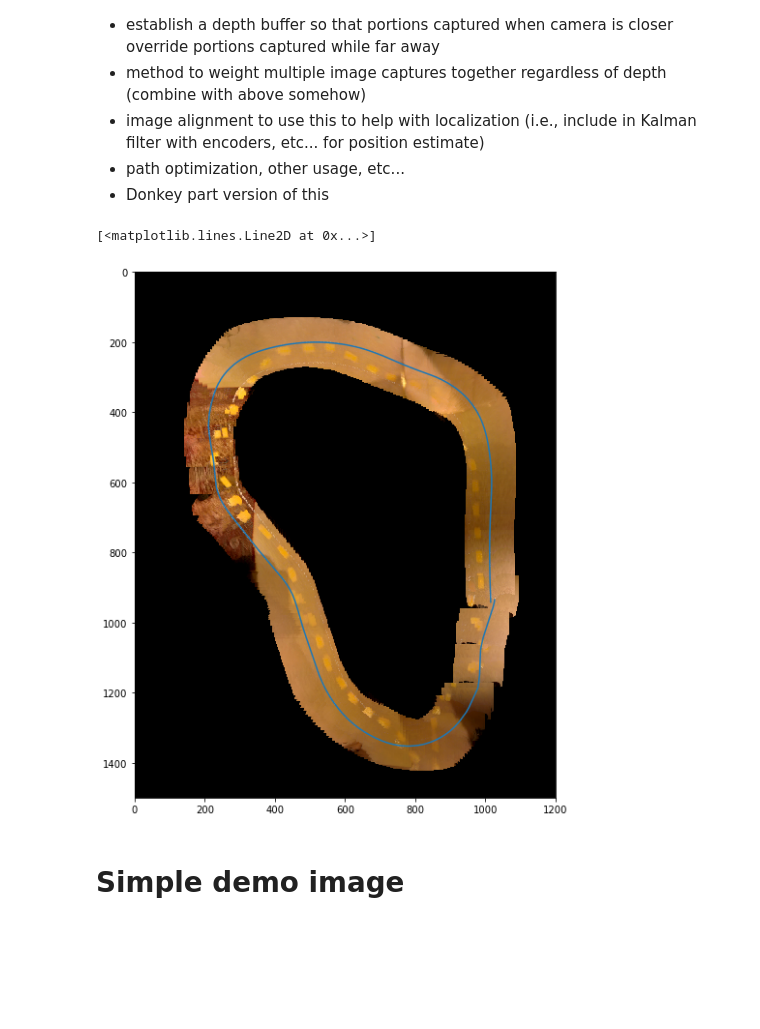
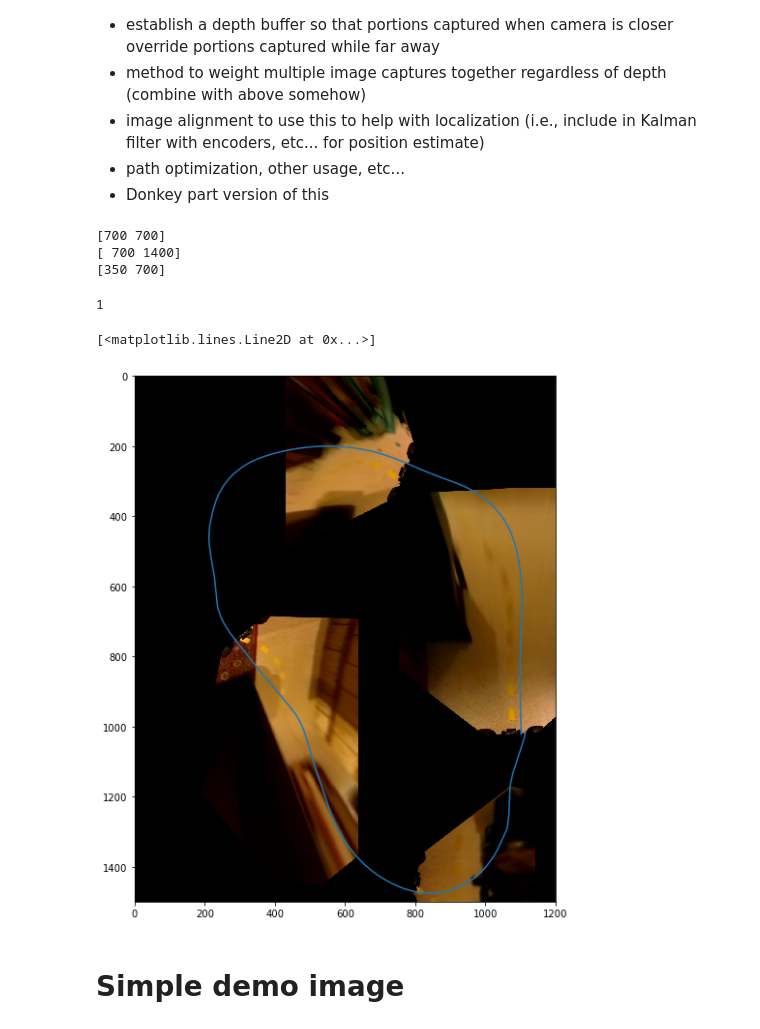
Before and after one commit to coreyabshire/marv, a Jupyter notebook: notebooks/map_collection.ipynb, the cells around one changed output. Drawn from its saved outputs; the diff is of its cells as text; code cells hidden in the pictures; blank space fills up the shorter version.

```diff
--- a/notebooks/map_collection.ipynb
+++ b/notebooks/map_collection.ipynb
@@ -259,24 +275,57 @@ Future:
+# %%
+warped_size = np.array([700, 700])
+persp_size = warped_size * [1, 2]
+persp_center = persp_size // 2
+print(warped_size)
+print(persp_size)
+print(persp_center)
+# %% [output]
+[700 700]
+[ 700 1400]
+[350 700]
+# %%
+np.clip(-10, 1, 20)
+# %% [output]
+1
 # %%
-map_img = np.zeros((1500, 1200, 3), dtype=np.uint8)
+
+map_size = 1200, 1500
+map_img = np.zeros((map_size[1], map_size[0], 3), dtype=np.uint8)
+h2 = 50
+w2 = 50
 n = int(df.shape[0]/2)
-for i in range(0, n, 1):
+warped_size = 700, 700
+persp_size = warped_size[0], warped_size[1] * 2
+persp_half = persp_size[0] // 2, persp_size[1] // 2
+
+for i in range(0, n, 100):
     rows,cols,_ = warped.shape
     #print(df.iloc[i,:])
     r = df.iloc[i,:]
     img = videodata[int(r.frame),:,:,:]
     undist_img = fe.undistort(img, undistorted_size=(640, 480))
-    warped = cv2.warpPerspective(undist_img, M2, (700,700))
-    M = cv2.getRotationMatrix2D((350,700),-int(df.iloc[i,:].orientation_x),1)
-    dst = cv2.warpAffine(warped,M,(700,1400))
-    h2 = 70
-    w2 = 70
-    map_img[(int(r.y)-h2):(int(r.y)+h2),(int(r.x)-w2):(int(r.x)+w2),:] = np.maximum(map_img[(int(r.y)-h2):(int(r.y)+h2),(int(r.x)-w2):(int(r.x)+w2),:], dst[700-h2:700+h2,350-w2:350+w2,:])
+    warped = cv2.warpPerspective(undist_img, M2, warped_size)
+    M = cv2.getRotationMatrix2D(persp_half,-int(df.iloc[i,:].orientation_x),1)
+    persp = cv2.warpAffine(warped,M,persp_size)
+    x, y = int(r.px), int(r.py)
+    mx1 = np.clip(x - persp_half[0], 0, map_size[0]-1)
+    mx2 = np.clip(x + persp_half[0], 0, map_size[0]-1)
+    my1 = np.clip(y - persp_half[1], 0, map_size[1]-1)
+    my2 = np.clip(y + persp_half[1], 0, map_size[1]-1)
+    px1 = persp_half[0] - (x - mx1)
+    px2 = persp_half[0] + (mx2 - x)
+    py1 = persp_half[1] - (y - my1)
+    py2 = persp_half[1] + (my2 - y)
+    try:
+        map_img[my1:my2,mx1:mx2,:] = np.maximum(map_img[my1:my2,mx1:mx2,:], persp[py1:py2,px1:px2,:])
+    except Exception as e:
+        print(e)
 plt.figure(figsize=(10,10))
 plt.imshow(map_img)
-plt.plot(df.x[0:n], df.y[0:n])
+plt.plot(df.px[0:n], df.py[0:n])
 # %% [output]
 [<matplotlib.lines.Line2D at 0x...>]
-[figure, old version]
+[figure, new version]
 # %% [markdown]
 # Simple demo image
 # %%
```
Also changed, not shown: parts of 5 cells of this notebook.
